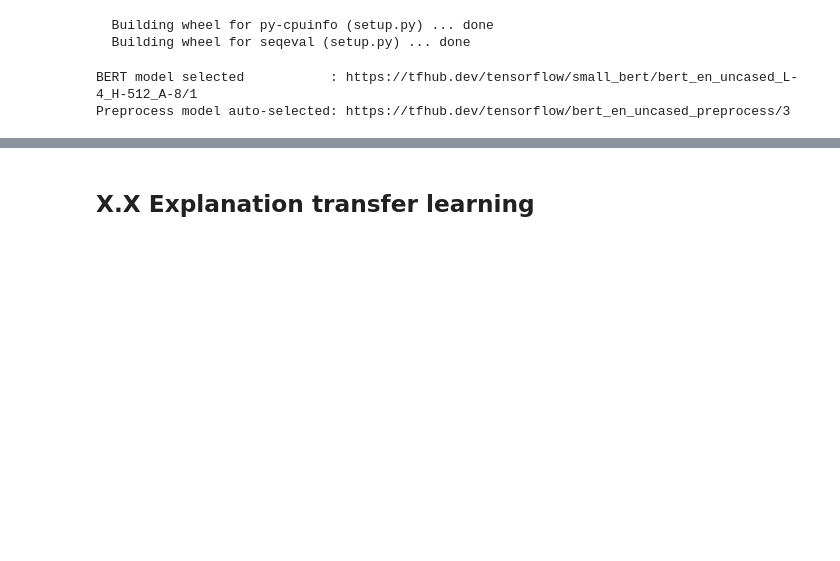
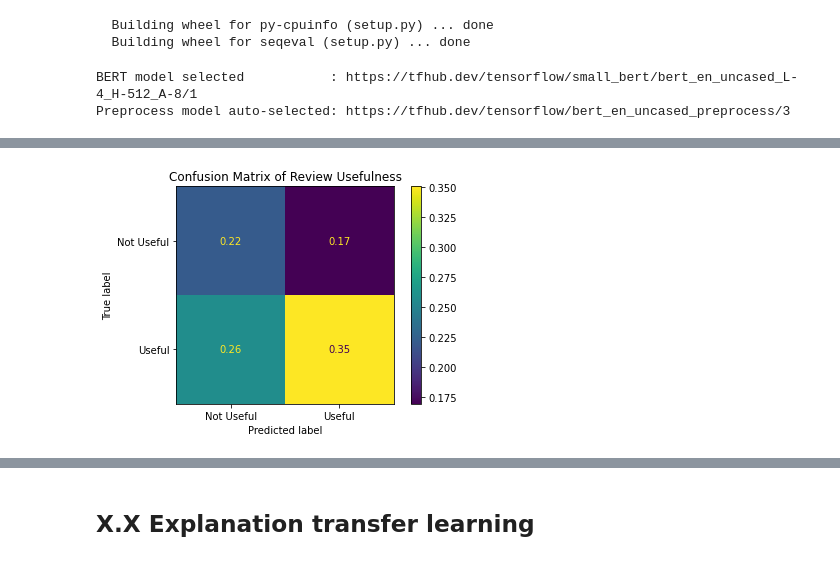
Before and after one commit to davidmiller2013/amazon-nlp-classification, a Jupyter notebook: notebooks/model-selection.ipynb, the cells around one changed output, grey strips where cells are left out. Saved outputs shown, nothing was run; the diff lists cells and outputs as text; code cells hidden in the pictures; blank space fills up the shorter version.

```diff
--- a/notebooks/model-selection.ipynb
+++ b/notebooks/model-selection.ipynb
@@ -695,3 +712,18 @@ Accuracy: 0.5550581812858582
+# %%
+# Plot confusion matrix
+y_true = y_test
+y_pred = (classifier_model.predict(X_test) >= 0.5).astype("int32")
+
+ConfusionMatrixDisplay.from_predictions(y_true,
+                                        y_pred,
+                                        normalize='all',
+                                        display_labels=sentiment
+                                       )
+
+plt.title("Confusion Matrix of Review Usefulness")
+plt.show()
+# %% [output]
+[figure, added]
 # %%
 history_dict = history.history
 print(history_dict.keys())
```
Also changed, not shown: parts of 26 cells of this notebook.
